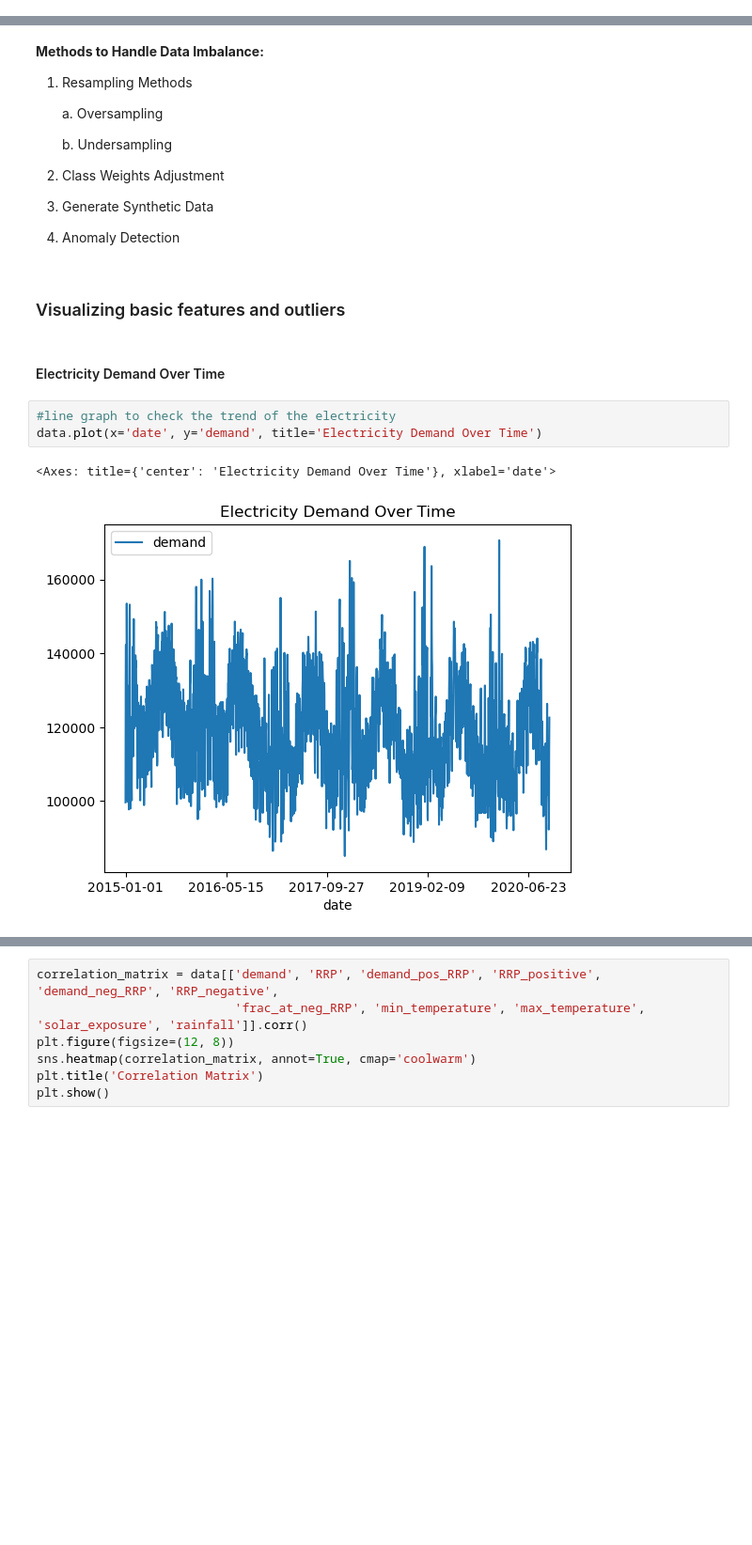
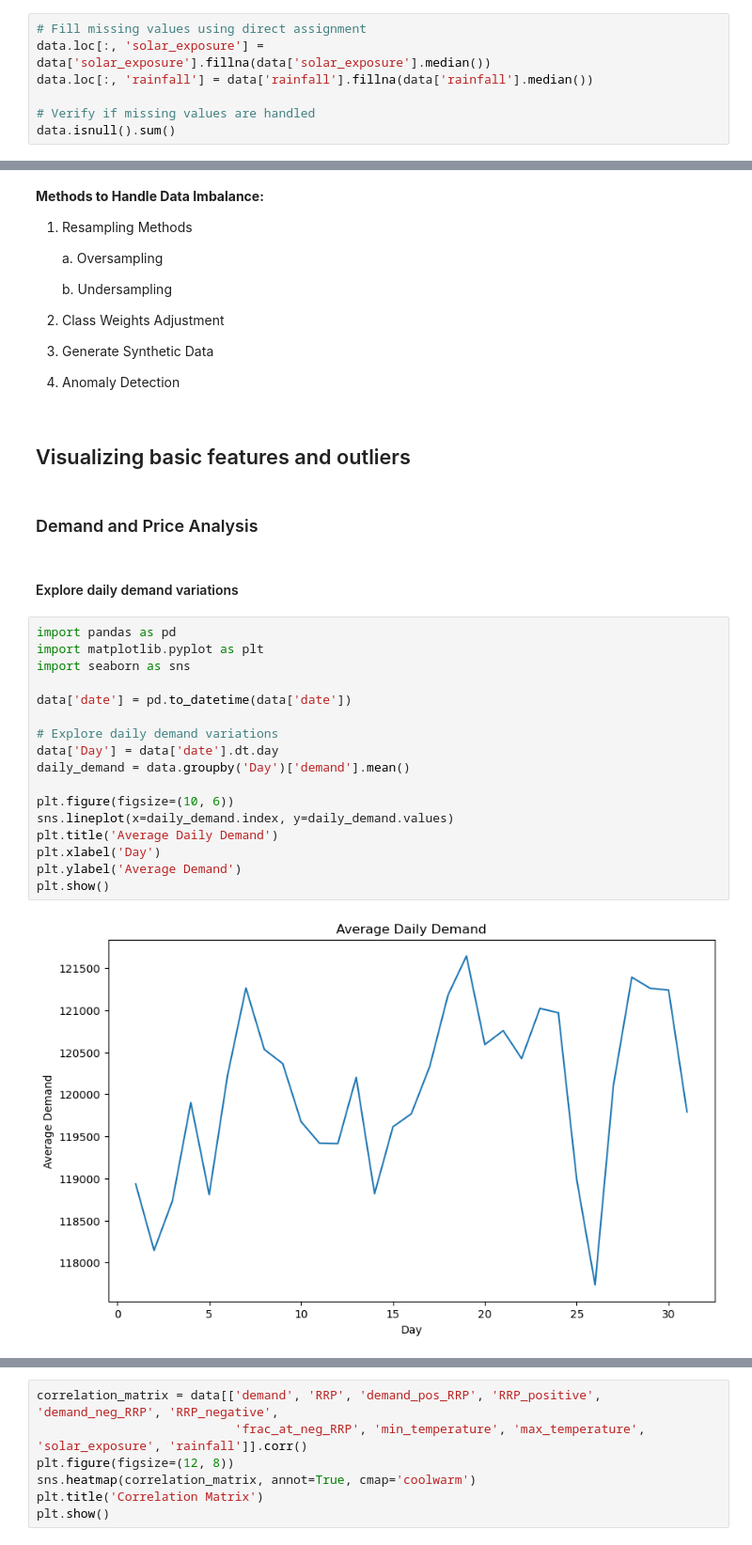
Before and after one commit to amalsalilan/Electricity_Demand-and_Price_ForecastingInfosys_Internship_Oct2025, a Jupyter notebook: Electricity_Demand_and_Price_Forecasting.ipynb, the cells around one changed output, grey strips where cells are left out. Shown at 94% size. Drawn from its saved outputs; the diff is of its cells as text; blank space fills up the shorter version.

```diff
--- a/Electricity_Demand_and_Price_Forecasting.ipynb
+++ b/Electricity_Demand_and_Price_Forecasting.ipynb
@@ -141,3 +141,10 @@ Backward Fill (bfill)
 Mean/Median Imputation
 
 Interpolate - Linear, Polynomial, Spline
+# %%
+# Fill missing values using direct assignment
+data.loc[:, 'solar_exposure'] = data['solar_exposure'].fillna(data['solar_exposure'].median())
+data.loc[:, 'rainfall'] = data['rainfall'].fillna(data['rainfall'].median())
+
+# Verify if missing values are handled
+data.isnull().sum()
@@ -213,12 +236,27 @@ Name: count, dtype: int64
 
 4. Anomaly Detection
 # %% [markdown]
-### Visualizing basic features and outliers
+## Visualizing basic features and outliers
 # %% [markdown]
-#### Electricity Demand Over Time
+### Demand and Price Analysis
+# %% [markdown]
+#### Explore daily demand variations
 # %%
-#line graph to check the trend of the electricity
-data.plot(x='date', y='demand', title='Electricity Demand Over Time')
+import pandas as pd
+import matplotlib.pyplot as plt
+import seaborn as sns
+
+data['date'] = pd.to_datetime(data['date'])
+
+# Explore daily demand variations
+data['Day'] = data['date'].dt.day
+daily_demand = data.groupby('Day')['demand'].mean()
+
+plt.figure(figsize=(10, 6))
+sns.lineplot(x=daily_demand.index, y=daily_demand.values)
+plt.title('Average Daily Demand')
+plt.xlabel('Day')
+plt.ylabel('Average Demand')
+plt.show()
 # %% [output]
-<Axes: title={'center': 'Electricity Demand Over Time'}, xlabel='date'>
-[figure, old version]
+[figure, new version]
```
Also changed, not shown: parts of 33 cells of this notebook.
